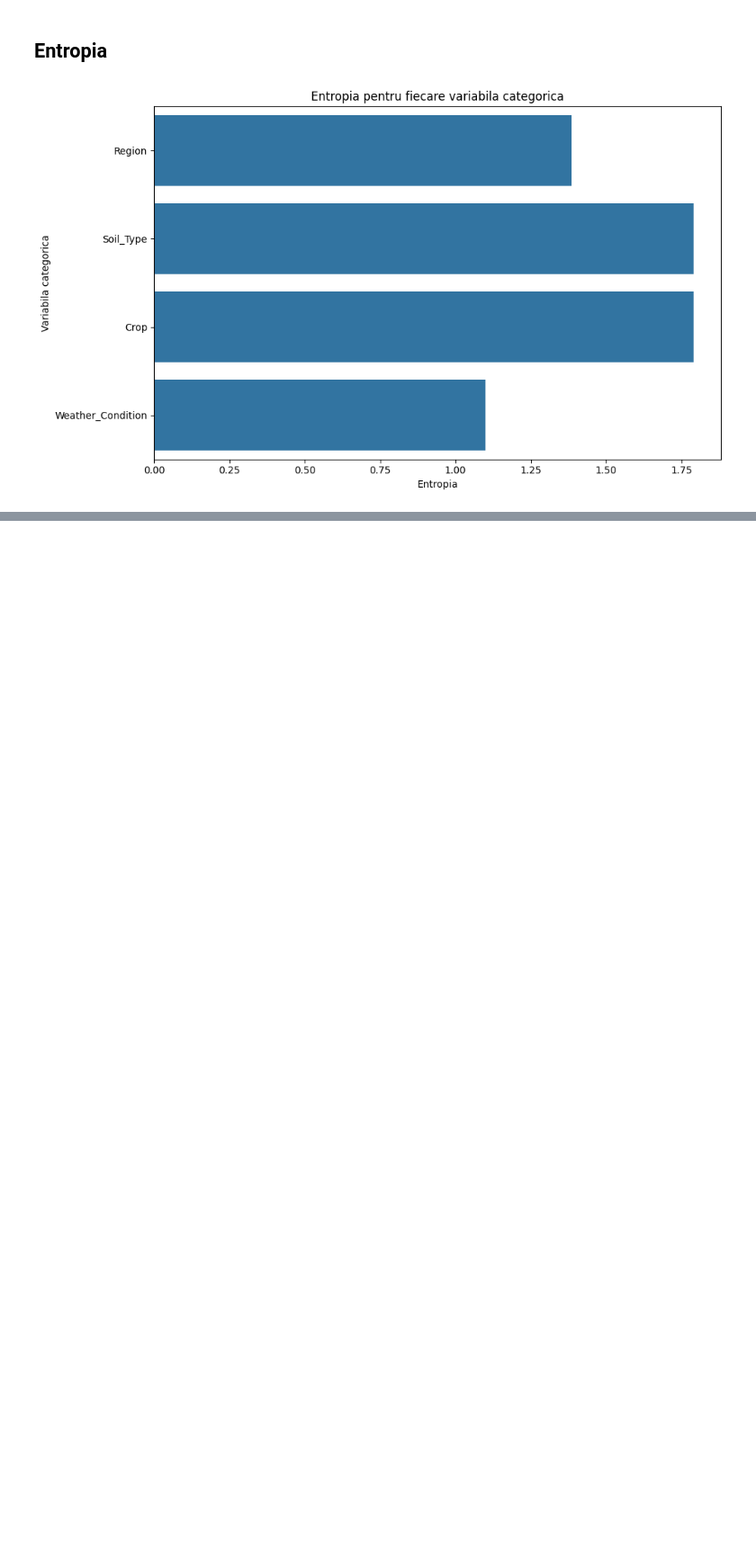
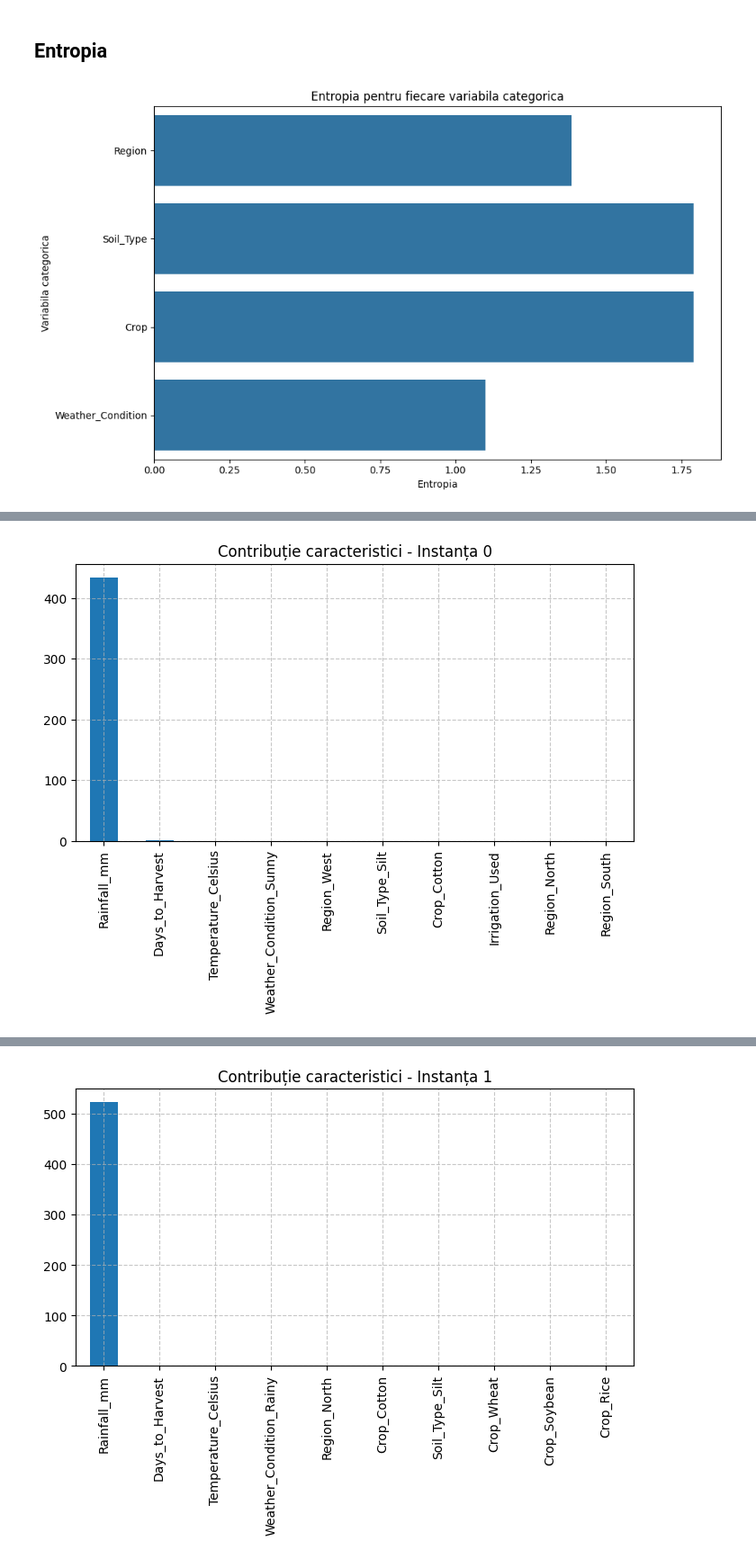
Before and after one commit to GavrisNicu1/agricultural-yield, a Jupyter notebook: agricultural_yield.ipynb, the cells around one changed output, grey strips where cells are left out. Shown at 90% size. Cells and saved outputs as stored; diff of their text form; code cells hidden in the pictures; blank space fills up the shorter version.

```diff
--- a/agricultural_yield.ipynb
+++ b/agricultural_yield.ipynb
@@ -244,0 +428,68 @@ TypeError: got an unexpected keyword argument 'squared'
+# %%
+
+
+# 1️⃣ Reîncărcăm datele
+file_path = 'crop_yield.csv'  # Pune calea corectă către fișierul tău
+data = pd.read_csv(file_path)
+
+# 2️⃣ Preprocesare date
+X = data.drop(columns=['Yield_tons_per_hectare'])  # Înlocuiește cu numele coloanei țintă
+y = data['Yield_tons_per_hectare']
+
+# Transformăm coloanele categorice în variabile numerice
+categorical_columns = X.select_dtypes(include=['object']).columns
+X = pd.get_dummies(X, columns=categorical_columns, drop_first=True)
+
+# Împărțim datele în train și test
+X_train, X_test, y_train, y_test = train_test_split(X, y, test_size=0.2, random_state=42)
+
+# 3️⃣ Antrenăm modelul Random Forest
+rf_model = RandomForestRegressor(n_estimators=100, random_state=42)
+rf_model.fit(X_train, y_train)
+
+# 4️⃣ Analizăm contribuțiile caracteristicilor pentru primele 5 instanțe
+instances = [0, 1, 2, 3, 4]  # Primele 5 instanțe
+for idx in instances:
+    print(f"\n🔍 **Explicare pentru Instanța {idx}:**")
+    print("Valori caracteristici:")
+    print(X_test.iloc[idx])  # Afișăm valorile caracteristicilor pentru instanța curentă
+
+    # Calculăm contribuțiile caracteristicilor (feature importances)
+    feature_importances = rf_model.feature_importances_
+    contributions = X_test.iloc[idx] * feature_importances
+    sorted_contributions = contributions.sort_values(ascending=False)
+
+    print("\n🔎 Contribuții la predicție:")
+    print(sorted_contributions.head(10))  # Afișăm cele mai importante 10 contribuții
+
+    # Explicații detaliate pentru fiecare contribuție
+    print("\n📝 Explicații detaliate:")
+    for feature, value in sorted_contributions.head(10).items():
+        if value > 0:
+            print(f"- {feature}: Contribuie pozitiv la predicție datorită valorii ridicate ({X_test.iloc[idx][feature]:.2f}).")
+        elif value < 0:
+            print(f"- {feature}: Contribuie negativ la predicție datorită valorii scăzute ({X_test.iloc[idx][feature]:.2f}).")
+        else:
+            print(f"- {feature}: Nu influențează semnificativ predicția pentru această instanță.")
+
+    # Grafic de interpretare
+    plt.figure(figsize=(8, 4))
+    sorted_contributions.head(10).plot(kind='bar')
+    plt.title(f'Contribuție caracteristici - Instanța {idx}')
+    plt.grid(True, linestyle='--', alpha=0.7)
+    plt.show()
+
+# 5️⃣ Interpretarea rezultatelor și corelarea cu cunoștințele din domeniu
+print("\n📊 Interpretarea rezultatelor:")
+print("- Temperaturile ridicate contribuie pozitiv la producție, dar temperaturile extreme pot avea un efect negativ.")
+print("- Precipitațiile moderate sunt benefice, dar excesul de apă poate reduce producția.")
+print("- Utilizarea fertilizatorilor are un impact pozitiv semnificativ asupra producției.")
+print("- Tipul de sol influențează producția, solurile fertile având o contribuție mai mare.")
+print("- Factorii geografici (cum ar fi locația) pot influența producția prin condițiile climatice locale.")
+
+# 6️⃣ Concluzii
+print("\n✅ Concluzii:")
+print("- Principalii factori care influențează producția agricolă sunt temperatura, precipitațiile și utilizarea fertilizatorilor.")
+print("- Modelul Random Forest surprinde bine relațiile dintre caracteristici și producție.")
+print("- Este recomandat să se analizeze mai detaliat interacțiunile dintre caracteristici, cum ar fi combinația dintre temperatură și precipitații.")
+# %% [output]
@@ -244,0 +513 @@ TypeError: got an unexpected keyword argument 'squared'
+[figure, added]
@@ -244,0 +531 @@ TypeError: got an unexpected keyword argument 'squared'
+[figure, added]
```
Also changed, not shown: parts of 24 cells of this notebook, 1 other file.
